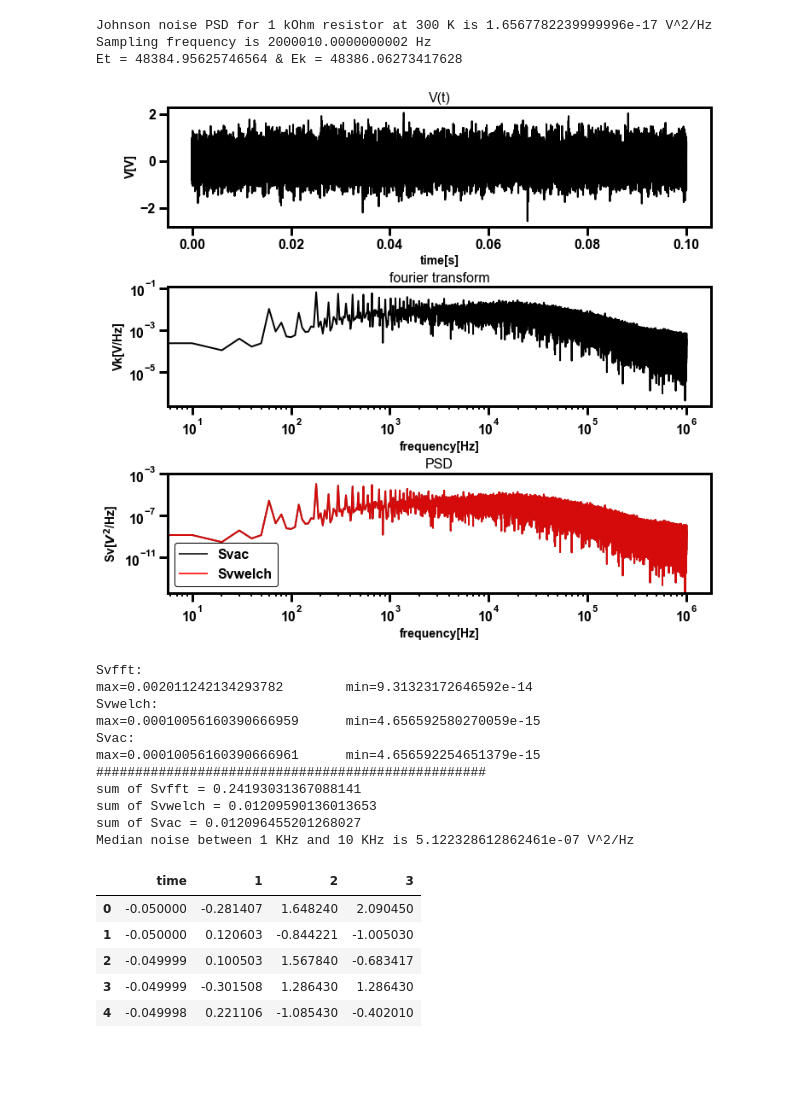
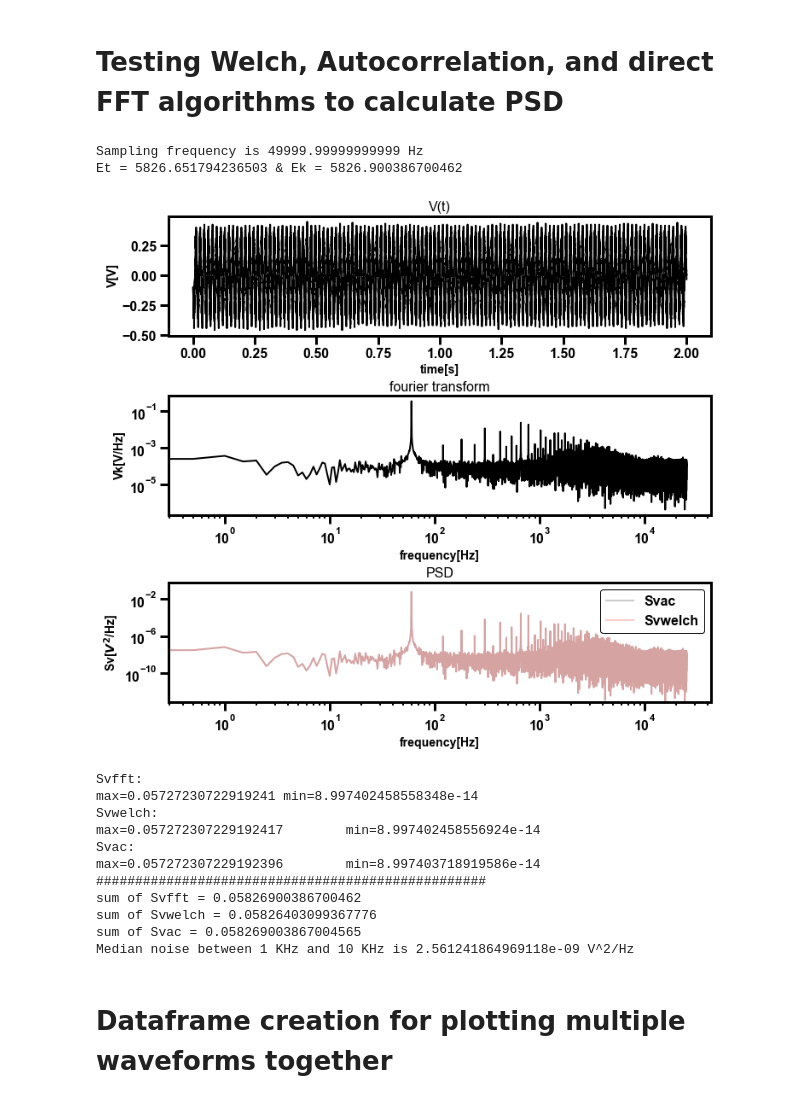
Before and after one commit to NikhilTilak/scripts, a Jupyter notebook: noise.ipynb, the cells around one changed output. Drawn from its saved outputs; the diff is of its cells as text; code cells hidden in the pictures; blank space fills up the shorter version.

```diff
--- a/noise.ipynb
+++ b/noise.ipynb
@@ -9,9 +38,7 @@ plt.style.use('./nikhils_plot_style.mplstyle')
+# %% [markdown]
+# Testing Welch, Autocorrelation, and direct FFT algorithms to calculate PSD
 # %%
-######################################################################################
-def johnson_noise_psd(T, R):
-    k = 1.38064852e-23 # Boltzmann constant in J/K
-    return 4*k*T*R
-print(f"Johnson noise PSD for 1 kOhm resistor at 300 K is {johnson_noise_psd(300, 1e3)} V^2/Hz")
+
 #######################Simulated signal#######################################
 dt = 0.0001 # time step in s
 T = 2 # total time in s
@@ -31,7 +58,7 @@ V = Anoise_1*np.sin(2*np.pi* fnoise_1* time) + Anoise_2*np.sin(2*np.pi* fnoise_2
 ############### data from single acquisition##############################################
 ######################################################################################
 # fp = "./data/data_1KOhm_single.csv"
-# fp="./data/scope_7_1.csv"# wire connected to the function generator
+fp="./data/scope_7_1.csv"# wire connected to the scope
 # fp="./data/scope_13_1.csv"# 1 kOhm, time = 2 s, 100_000 samples
 # fp="./data/scope_17_1.csv"# 15 kOhm, time = 0.1 s, 200_000 samples
 # fp="./data/scope_18_1.csv"# 15 kOhm, time = 0.1 s, 200_000 samples
@@ -39,7 +66,7 @@ V = Anoise_1*np.sin(2*np.pi* fnoise_1* time) + Anoise_2*np.sin(2*np.pi* fnoise_2
 # fp="./data/scope_20_1.csv"# 1 kOhm, time = 0.1 s, 200_000 samples
 # fp="./data/scope_21_1.csv"# 100 kOhm, time = 0.1 s, 200_000 samples
 # fp="./data/scope_22_1.csv"# 100 kOhm, time = 0.1 s, 200_000 samples
-fp="./data/scope_23_1.csv"# 100 kOhm, time = 0.1 s, 200_000 samples, bandpass filter, 1 KHz to 100 KHz
+# fp="./data/scope_23_1.csv"# 100 kOhm, time = 0.1 s, 200_000 samples, bandpass filter, 1 KHz to 100 KHz
 # fp="./data/scope_1.csv"# 100 KHz from function generator
 
 df=pd.read_csv(fp,header=0,sep=",",skiprows=1, names=["time", "voltage"])
@@ -77,18 +104,6 @@ fwelch, Svwelch = welch(V, fs=fs, window='boxcar', nperseg=N, noverlap=0, return
 Svwelch = (1/2)*Svwelch
 
 # PSD from autocorrelation
-def correlation_nik_vectorized(V1, V2):
-    assert V1.size==V2.size
-    n = V1.size
-    lags = list(range(0,n,1))
-    V2doubled = np.concatenate((V2,V2))
-    cor = np.zeros(n)
-    for lag in lags:
-        cor[lag] = V1.dot(V2doubled[lag:lag+n])
-    cor = cor/n
-    return cor
-
-
 ac = correlation_nik_vectorized(V,V)
 Svac = np.absolute(fftshift(fft(ac)))
 Svac = Svac[Svac.size//2:]
@@ -104,50 +119,51 @@ ax1.set_title("V(t)")
 
 ax2.plot(fk, Vk)
 ax2.set_xlabel("frequency[Hz]")
 ax2.set_ylabel("Vk[V/Hz]")
 ax2.set_title("fourier transform")
 ax2.set_xscale('log')
 ax2.set_yscale('log')
 
 
 # ax3.plot(fk, Svfft, alpha=0.8, label = "Svfft")
-ax3.plot(fk, Svac, alpha=0.8, label = "Svac")
-ax3.plot(fwelch, Svwelch, alpha=0.8, label = "Svwelch")
+ax3.plot(fk, Svac, alpha=0.2, label = "Svac")
+ax3.plot(fwelch, Svwelch, alpha=0.2, label = "Svwelch")
 ax3.set_xlabel("frequency[Hz]")
 ax3.set_ylabel("Sv[$V^2$/Hz]")
 ax3.set_title("PSD")
 ax3.set_ylim(Svwelch[10:].min()*0.9,Svwelch[10:].max()*10)
 ax3.set_xscale('log')
 ax3.set_yscale('log')
 ax3.legend()
 
 plt.show()
 
 print(f"Svfft:\nmax={(Svfft.max())}\tmin={(Svfft[10:].min())}")
 print(f"Svwelch:\nmax={(Svwelch.max())}\tmin={(Svwelch[10:].min())}")
 print(f"Svac:\nmax={(Svac.max())}\tmin={(Svac[10:].min())}")
 print(50*'#')
 print(f"sum of Svfft = {np.sum(Svfft)}")
 print(f"sum of Svwelch = {np.sum(Svwelch)}")
 print(f"sum of Svac = {np.sum(Svac)}")
 
 print(f"Median noise between 1 KHz and 10 KHz is {np.median(Svac[np.where((fk>5000) & (fk<90_000))])} V^2/Hz")
 # %% [output]
-Johnson noise PSD for 1 kOhm resistor at 300 K is 1.6567782239999996e-17 V^2/Hz
-Sampling frequency is 2000010.0000000002 Hz
-Et = 48384.95625746564 & Ek = 48386.06273417628
+Sampling frequency is 49999.99999999999 Hz
+Et = 5826.651794236503 & Ek = 5826.900386700462
-[figure, old version]
+[figure, new version]
 Svfft:
-max=0.002011242134293782        min=9.31323172646592e-14
+max=0.05727230722919241 min=8.997402458558348e-14
 Svwelch:
-max=0.00010056160390666959      min=4.656592580270059e-15
+max=0.057272307229192417        min=8.997402458556924e-14
 Svac:
-max=0.00010056160390666961      min=4.656592254651379e-15
+max=0.057272307229192396        min=8.997403718919586e-14
 ##################################################
-sum of Svfft = 0.24193031367088141
-sum of Svwelch = 0.01209590136013653
-sum of Svac = 0.012096455201268027
-Median noise between 1 KHz and 10 KHz is 5.122328612862461e-07 V^2/Hz
+sum of Svfft = 0.05826900386700462
+sum of Svwelch = 0.05826403099367776
+sum of Svac = 0.058269003867004565
+Median noise between 1 KHz and 10 KHz is 2.561241864969118e-09 V^2/Hz
+# %% [markdown]
+# Dataframe creation for plotting multiple waveforms together
 # %%
 fps = ["./data/scope_19_1.csv", "./data/scope_17_1.csv", "./data/scope_21_1.csv"]
 dfs = []
@@ -160,10 +176,3 @@ df_merged.columns = [1, 2, 3]
 df_merged.head()
 df_merged.reset_index(inplace=True)
 df_merged.head()
-# %% [output]
-|  | time | 1 | 2 | 3 |
-| 0 | -0.050000 | -0.281407 | 1.648240 | 2.090450 |
-| 1 | -0.050000 | 0.120603 | -0.844221 | -1.005030 |
-| 2 | -0.049999 | 0.100503 | 1.567840 | -0.683417 |
-| 3 | -0.049999 | -0.301508 | 1.286430 | 1.286430 |
-| 4 | -0.049998 | 0.221106 | -1.085430 | -0.402010 |
```
Also changed, not shown: parts of 16 cells of this notebook.
